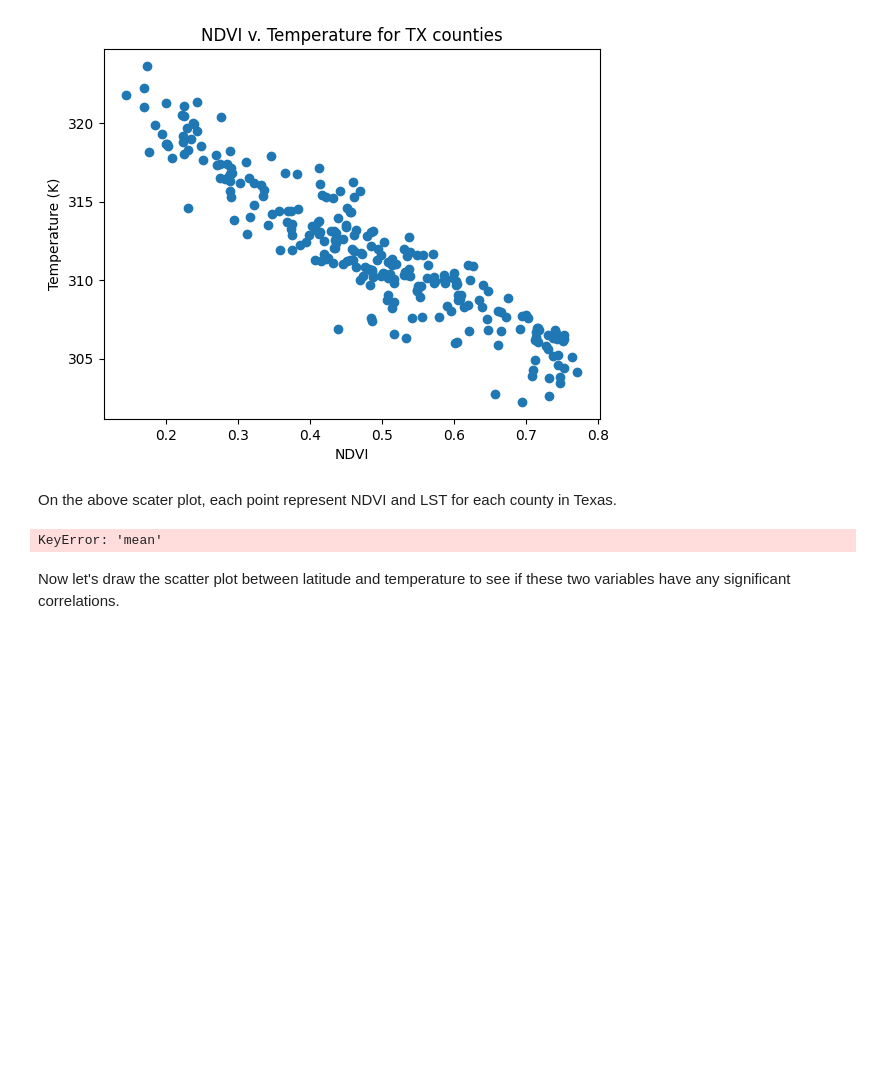
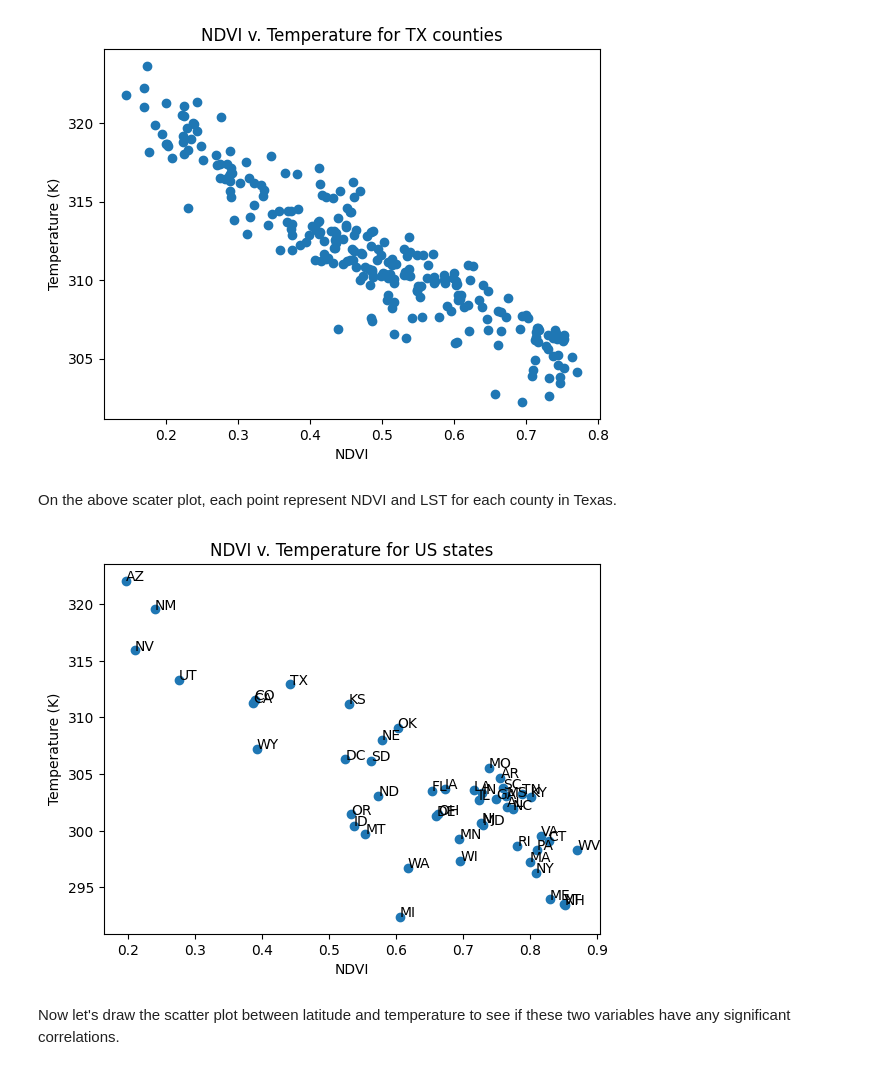
Before and after one commit to YoungHyunKoo/GEE_remote_sensing, a Jupyter notebook: Week3/3_1_Math_Operations.ipynb, the cells around one changed output. Cells and saved outputs as stored; diff of their text form; code cells hidden in the pictures; blank space fills up the shorter version.

```diff
--- a/Week3/3_1_Math_Operations.ipynb
+++ b/Week3/3_1_Math_Operations.ipynb
@@ -450,10 +462,14 @@ Text(0.5, 1.0, 'NDVI v. Temperature for TX counties')
 On the above scater plot, each point represent NDVI and LST for each county in Texas.
 # %%
 plt.scatter(df_ndvi_states['mean'], df_temp_states['mean'])
-plt.xlabel("Temperature (K)")
-plt.ylabel("NDVI")
+plt.ylabel("Temperature (K)")
+plt.xlabel("NDVI")
 plt.title("NDVI v. Temperature for US states")
+
+# Add annotation of state names on the scatter plot
+for i in range(len(df_ndvi_states)):
+  plt.text(df_ndvi_states['mean'][i], df_temp_states['mean'][i], df_temp_states['STUSPS'][i])
 # %% [output]
-KeyError: 'mean'
+[figure, added]
 # %% [markdown]
 Now let's draw the scatter plot between latitude and temperature to see if these two variables have any significant correlations.
```
Also changed, not shown: parts of 14 cells of this notebook.
